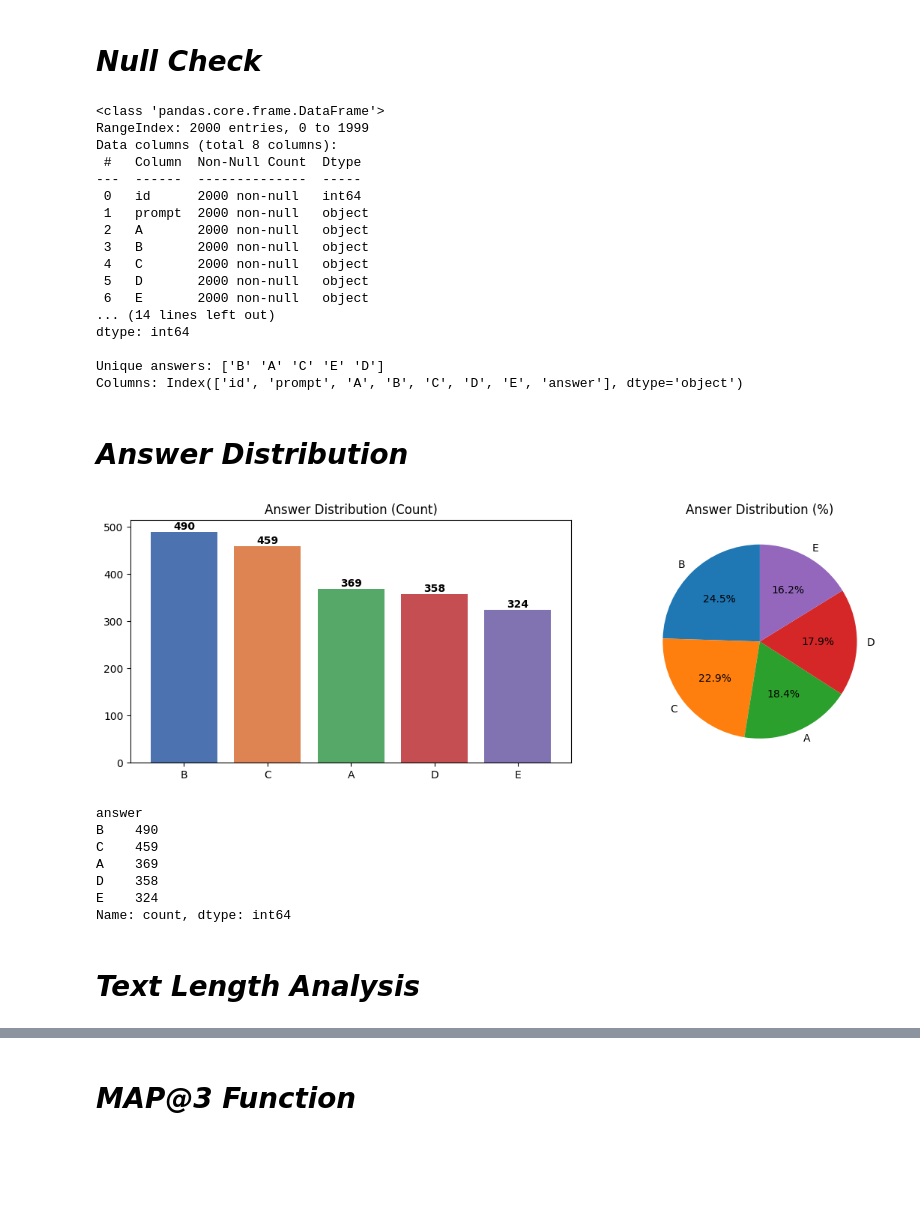
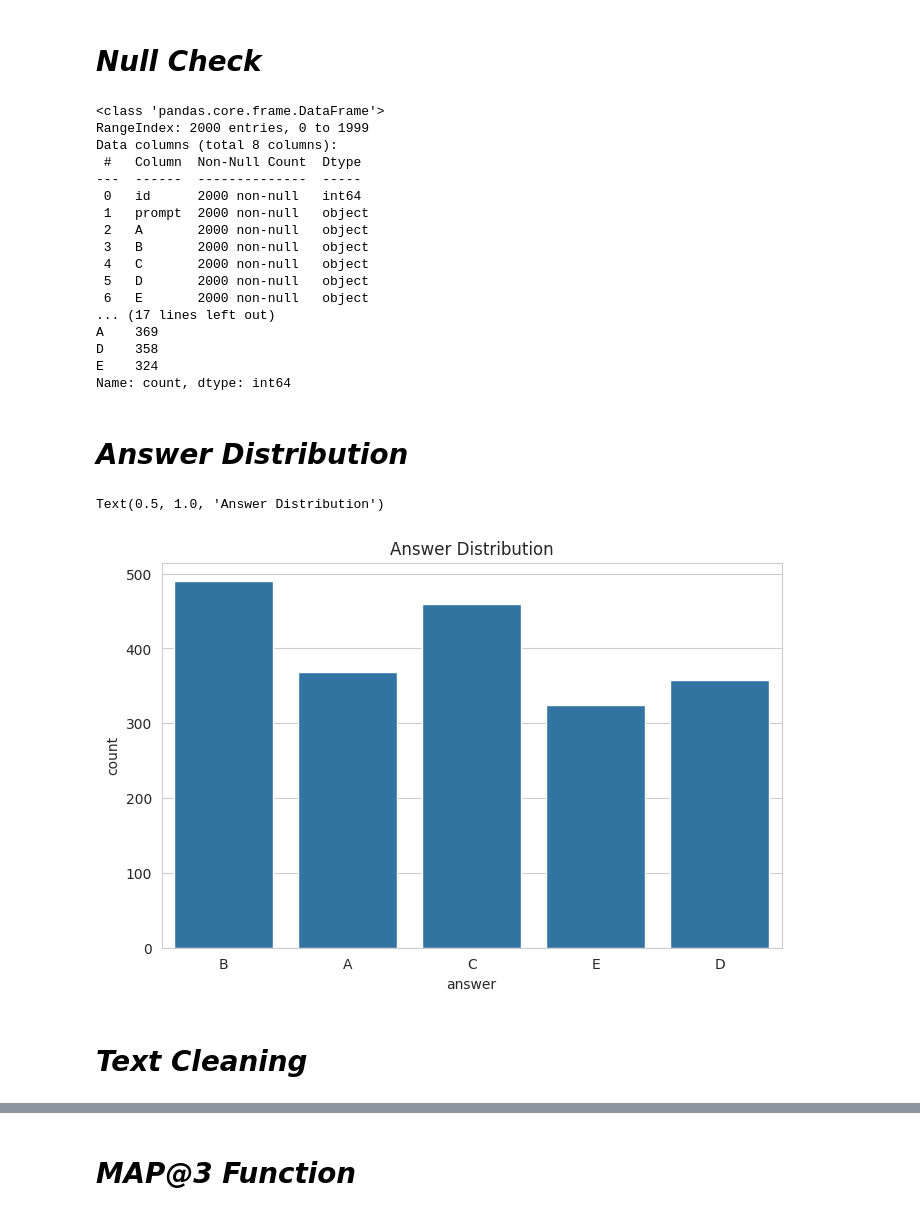
Before and after one commit to 23f2005181/DL-23f2005181-notebook-t22026, a Jupyter notebook: kaggle_notebook.ipynb, the cells around one changed output, grey strips where cells are left out. Saved outputs shown, nothing was run; the diff lists cells and outputs as text; code cells hidden in the pictures; blank space fills up the shorter version.

```diff
--- a/kaggle_notebook.ipynb
+++ b/kaggle_notebook.ipynb
@@ -25,17 +25,24 @@
 # %% [markdown]
 # *Imports*
 # %%
-import os,random,warnings
+import os
+import re
+import random
+import warnings
 warnings.filterwarnings('ignore')
 import numpy as np
 import pandas as pd
+import matplotlib.pyplot as plt
 import seaborn as sns
-import matplotlib.pyplot as plt
-import re
+from sklearn.model_selection import train_test_split
 from sklearn.feature_extraction.text import TfidfVectorizer
-from sklearn.metrics.pairwise import cosine_similarity
+from sklearn.linear_model import LogisticRegression
+from sklearn.naive_bayes import MultinomialNB
+from sklearn.metrics import accuracy_score
 import wandb
-SEED = 42
-np.random.seed(SEED)
-print('Done,libraries imported')
+seed = 42
+random.seed(seed)
+np.random.seed(seed)
+sns.set_style('whitegrid')
+print('Library loaded')
 # %% [output]
@@ -54,9 +70,8 @@ Test (500, 7)
 # *Null Check*
 # %%
 print(train_df.info())
-print('\nNulls:\n',train_df.isna().sum())
-print('\nUnique answers:',train_df['answer'].unique())
-print('Columns:',train_df.columns)
+print(f"Null Values :\n{train_df.isnull().sum()}")
+print(train_df['answer'].value_counts())
 # %% [output]
 <class 'pandas.core.frame.DataFrame'>
 RangeIndex: 2000 entries, 0 to 1999
@@ -70,39 +85,19 @@ Data columns (total 8 columns):
  4   C       2000 non-null   object
  5   D       2000 non-null   object
  6   E       2000 non-null   object
-... (14 lines left out)
-dtype: int64
-
-Unique answers: ['B' 'A' 'C' 'E' 'D']
-Columns: Index(['id', 'prompt', 'A', 'B', 'C', 'D', 'E', 'answer'], dtype='object')
+... (17 lines left out)
+A    369
+D    358
+E    324
+Name: count, dtype: int64
 # %% [markdown]
 # *Answer Distribution*
-# %%
-answer_counts = train_df['answer'].value_counts()
-fig, axes = plt.subplots(1, 2, figsize=(12, 4))
-
-axes[0].bar(answer_counts.index, answer_counts.values,
-            color=['#4C72B0','#DD8452','#55A868','#C44E52','#8172B2'])
-axes[0].set_title('Answer Distribution (Count)')
-for i, v in enumerate(answer_counts.values):
-    axes[0].text(i, v+5, str(v), ha='center', fontweight='bold')
-
-axes[1].pie(answer_counts.values, labels=answer_counts.index,
-            autopct='%1.1f%%', startangle=90)
-axes[1].set_title('Answer Distribution (%)')
-
-plt.tight_layout()
-plt.savefig('answer_distribution.png', dpi=150)
-plt.show()
-print(answer_counts)
-# %% [output]
-[figure, removed]
-answer
-B    490
-C    459
-A    369
-D    358
-E    324
-Name: count, dtype: int64
+# %%
+plt.figure(figsize=(8,5))
+sns.countplot(x=train_df['answer'])
+plt.title('Answer Distribution')
+# %% [output]
+Text(0.5, 1.0, 'Answer Distribution')
+[figure, added]
 # %% [markdown]
-# *Text Length Analysis*
+# *Text Cleaning*
```
Also changed, not shown: parts of 41 cells of this notebook.
